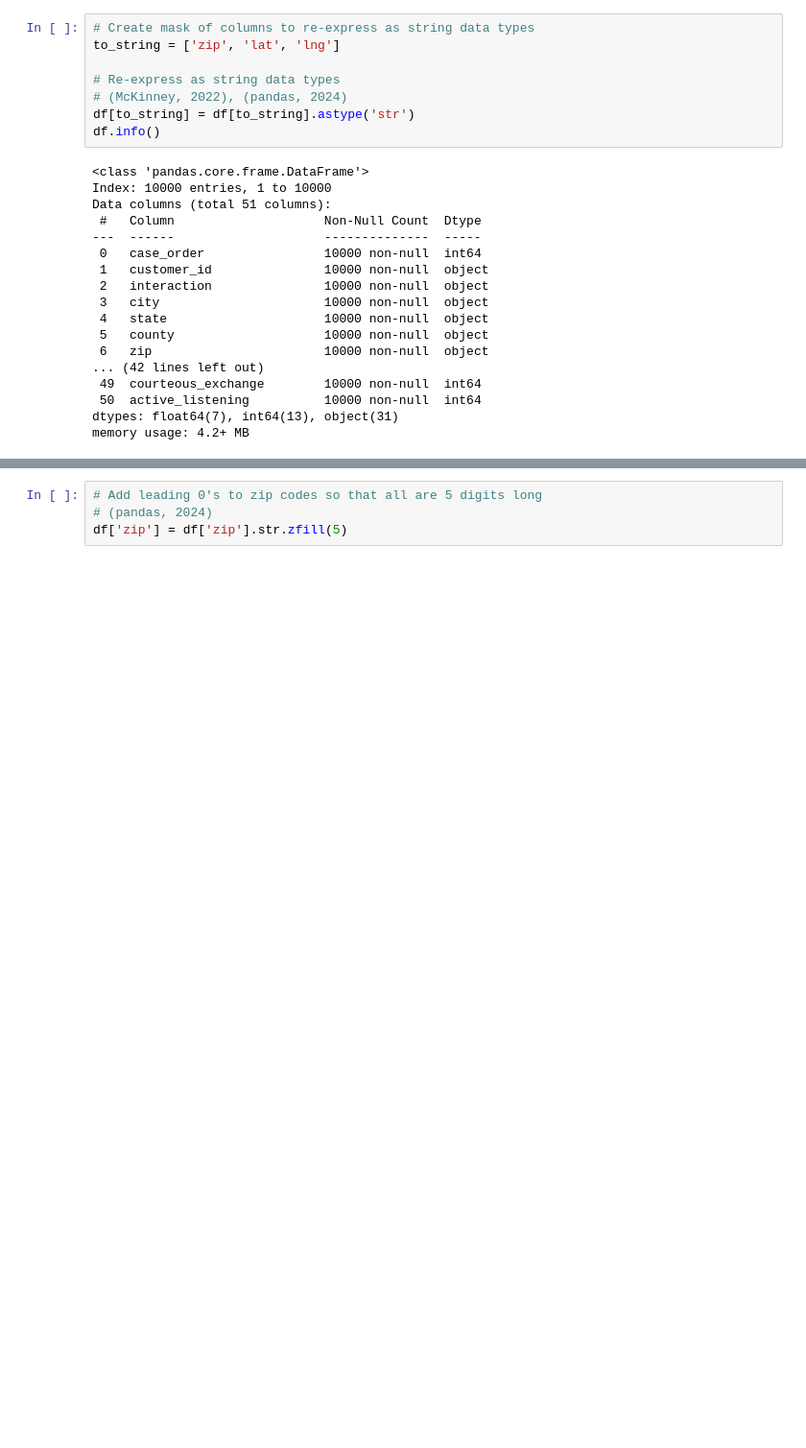
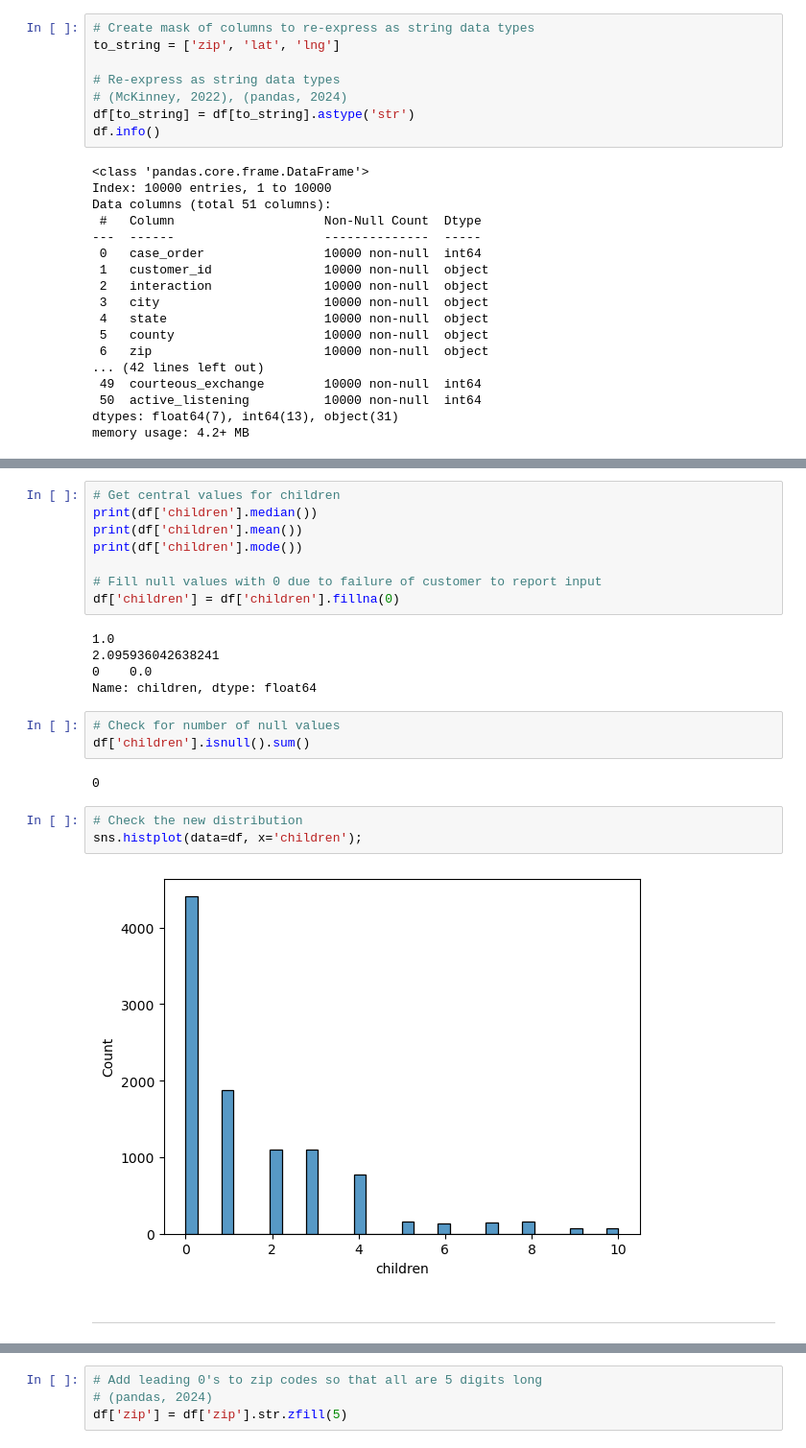
Before and after one commit to smmurdock/WGU-MSDA-DS, a Jupyter notebook: D206/Murdock_Shanay D206 PA Churn.ipynb, the cells around one changed output, grey strips where cells are left out. Shown at 96% size. Cells and saved outputs as stored; diff of their text form; blank space fills up the shorter version.

```diff
--- a/D206/Murdock_Shanay D206 PA Churn.ipynb
+++ b/D206/Murdock_Shanay D206 PA Churn.ipynb
@@ -2290,0 +2499,25 @@ memory usage: 4.2+ MB
+# %%
+# Get central values for children
+print(df['children'].median())
+print(df['children'].mean())
+print(df['children'].mode())
+
+# Fill null values with 0 due to failure of customer to report input
+df['children'] = df['children'].fillna(0)
+# %% [output]
+1.0
+2.095936042638241
+0    0.0
+Name: children, dtype: float64
+# %%
+# Check for number of null values
+df['children'].isnull().sum()
+# %% [output]
+0
+# %%
+# Check the new distribution
+sns.histplot(data=df, x='children');
+# %% [output]
+[figure, added]
+# %% [markdown]
+---
```
Also changed, not shown: parts of 114 cells of this notebook.
